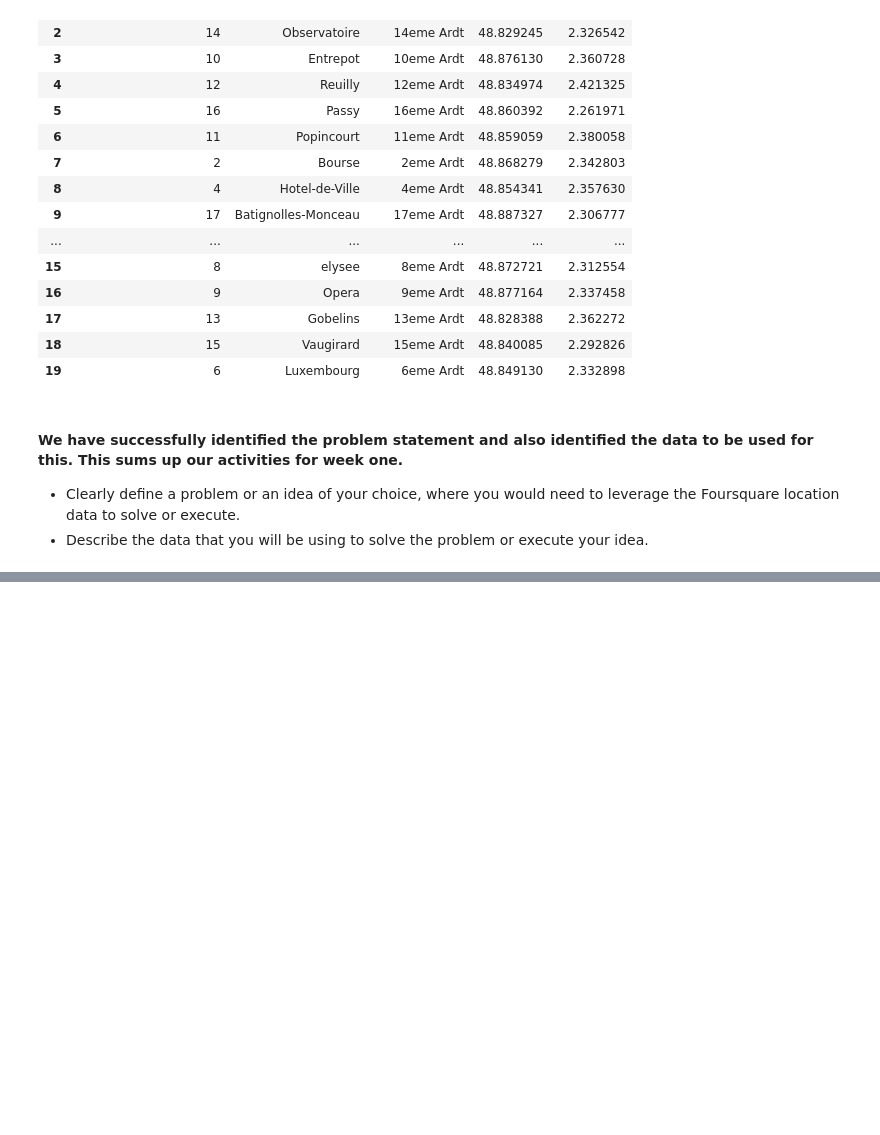
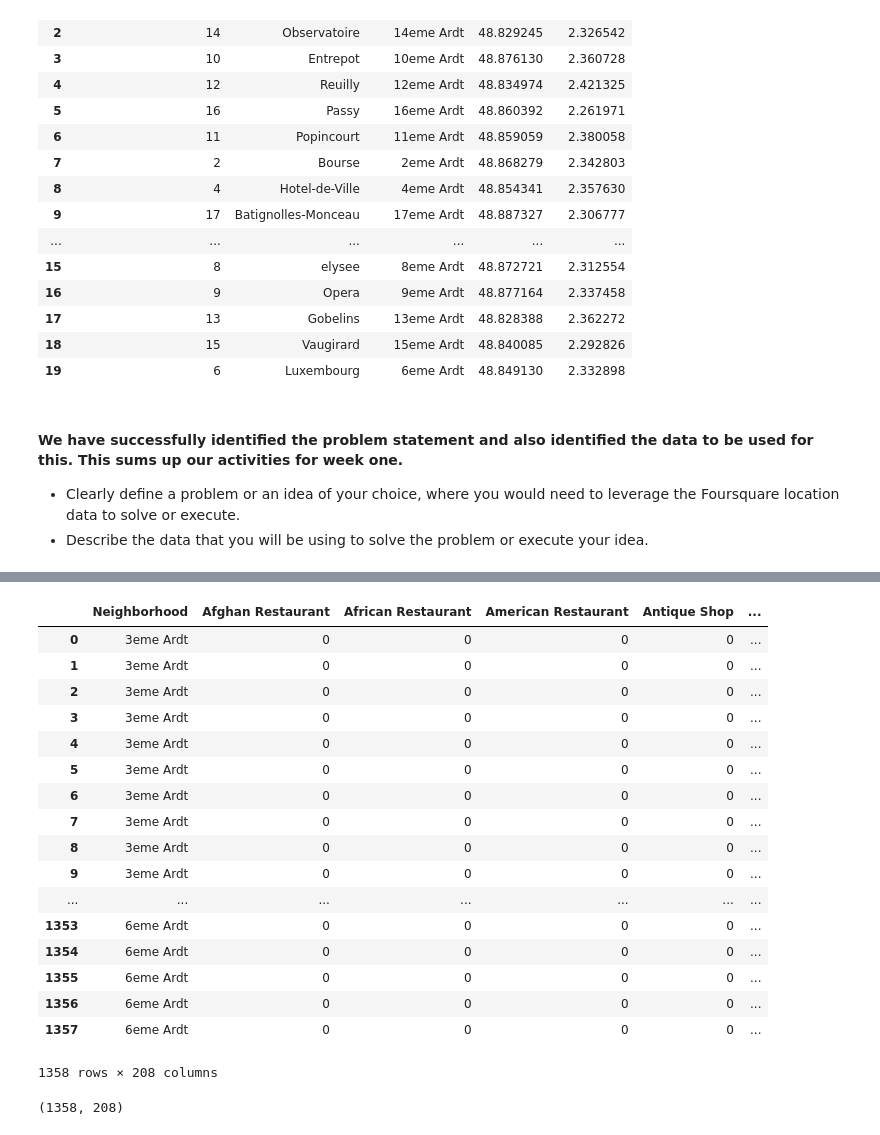
Before and after one commit to olaniyisinet/Coursera_Capstone, a Jupyter notebook: Capstone Project-Battle of Neighborhoods.ipynb, the cells around one changed output, grey strips where cells are left out. Cells and saved outputs as stored; diff of their text form; code cells hidden in the pictures; blank space fills up the shorter version.

```diff
--- a/Capstone Project-Battle of Neighborhoods.ipynb
+++ b/Capstone Project-Battle of Neighborhoods.ipynb
@@ -179,0 +475,37 @@ paris
+# %%
+# Analyze each of the Neighborhoods from the results
+
+# one hot encoding
+paris_onehot = pd.get_dummies(paris_venues[['Venue Category']], prefix="", prefix_sep="")
+
+# add neighborhood column back to dataframe
+paris_onehot['Neighborhood'] = paris_venues['French_Name']
+
+# move neighborhood column to the first column
+fixed_columns = [paris_onehot.columns[-1]] + list(paris_onehot.columns[:-1])
+paris_onehot = paris_onehot[fixed_columns]
+
+paris_onehot
+# %% [output]
+|  | Neighborhood | Afghan Restaurant | African Restaurant | American Restaurant | Antique Shop | ... |
+| 0 | 3eme Ardt | 0 | 0 | 0 | 0 | ... |
+| 1 | 3eme Ardt | 0 | 0 | 0 | 0 | ... |
+| 2 | 3eme Ardt | 0 | 0 | 0 | 0 | ... |
+| 3 | 3eme Ardt | 0 | 0 | 0 | 0 | ... |
+| 4 | 3eme Ardt | 0 | 0 | 0 | 0 | ... |
+| 5 | 3eme Ardt | 0 | 0 | 0 | 0 | ... |
+| 6 | 3eme Ardt | 0 | 0 | 0 | 0 | ... |
+| 7 | 3eme Ardt | 0 | 0 | 0 | 0 | ... |
+| 8 | 3eme Ardt | 0 | 0 | 0 | 0 | ... |
+| 9 | 3eme Ardt | 0 | 0 | 0 | 0 | ... |
+| ... | ... | ... | ... | ... | ... | ... |
+| 1353 | 6eme Ardt | 0 | 0 | 0 | 0 | ... |
+| 1354 | 6eme Ardt | 0 | 0 | 0 | 0 | ... |
+| 1355 | 6eme Ardt | 0 | 0 | 0 | 0 | ... |
+| 1356 | 6eme Ardt | 0 | 0 | 0 | 0 | ... |
+| 1357 | 6eme Ardt | 0 | 0 | 0 | 0 | ... |
+1358 rows × 208 columns
+# %%
+paris_onehot.shape
+# %% [output]
+(1358, 208)
```
Also changed, not shown: parts of 36 cells of this notebook.
